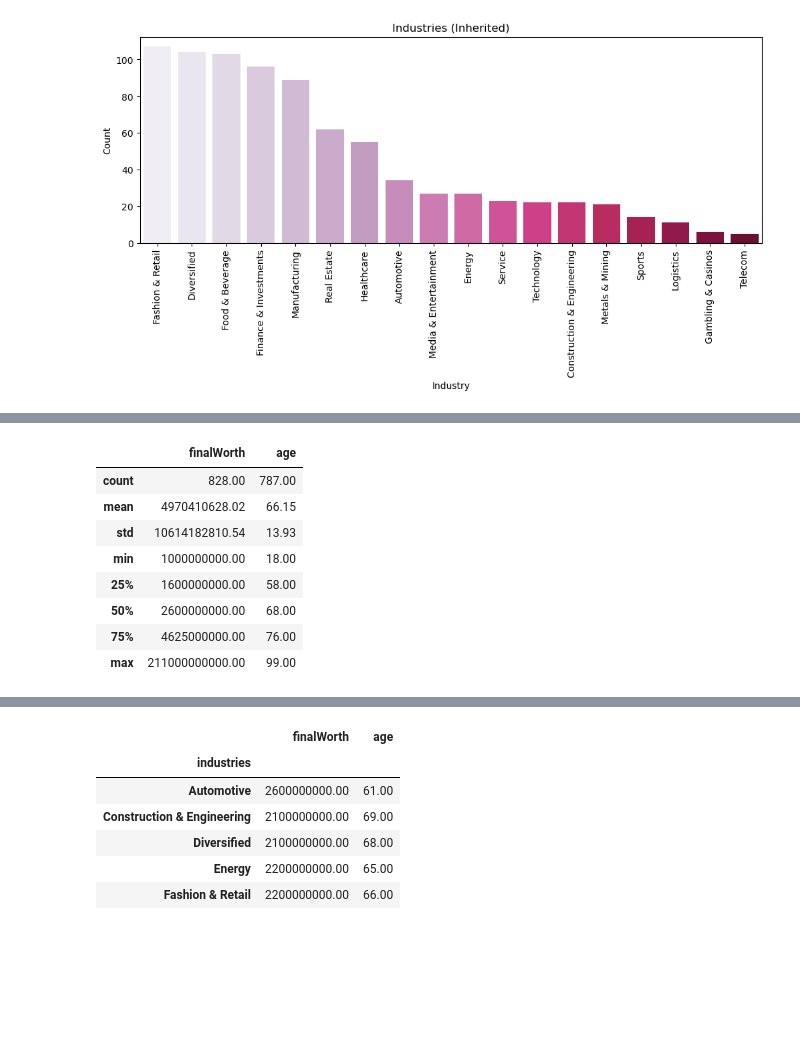
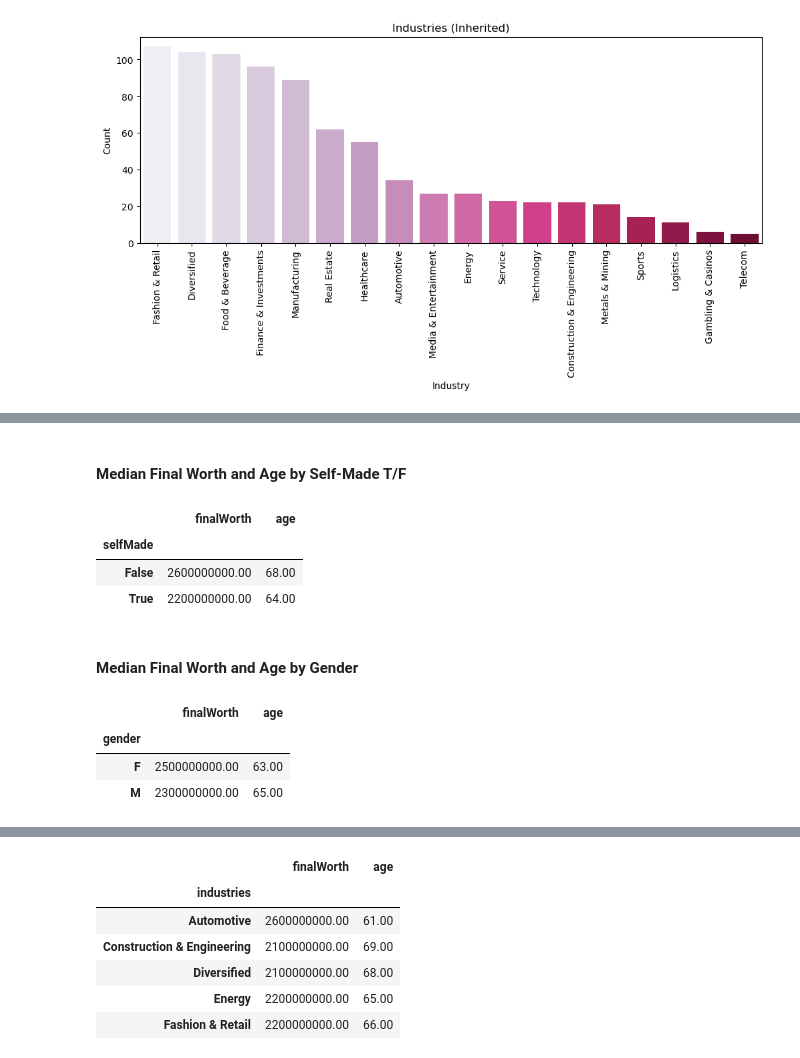
Before and after one commit to chubecca21/billionaires-23-data-viz, a Jupyter notebook: Billionaires_2023_Final.ipynb, the cells around one changed output, grey strips where cells are left out. Saved outputs shown, nothing was run; the diff lists cells and outputs as text; code cells hidden in the pictures; blank space fills up the shorter version.

```diff
--- a/Billionaires_2023_Final.ipynb
+++ b/Billionaires_2023_Final.ipynb
@@ -822,12 +932,18 @@ bill_selfMade[['finalWorth', 'age']].describe().apply(lambda x: x.apply('{0:.2f}
+# %% [markdown]
+#### Median Final Worth and Age by Self-Made T/F
 # %%
-bill_inherited[['finalWorth', 'age']].describe().apply(lambda x: x.apply('{0:.2f}'.format))
+bill.groupby(['selfMade'])[['finalWorth', 'age']].median().apply(lambda x: x.apply('{0:.2f}'.format))
 # %% [output]
 |  | finalWorth | age |
-| count | 828.00 | 787.00 |
-| mean | 4970410628.02 | 66.15 |
-| std | 10614182810.54 | 13.93 |
-| min | 1000000000.00 | 18.00 |
-| 25% | 1600000000.00 | 58.00 |
-| 50% | 2600000000.00 | 68.00 |
-| 75% | 4625000000.00 | 76.00 |
-| max | 211000000000.00 | 99.00 |
+| selfMade |  |  |
+| False | 2600000000.00 | 68.00 |
+| True | 2200000000.00 | 64.00 |
+# %% [markdown]
+#### Median Final Worth and Age by Gender
+# %%
+bill.groupby(['gender'])[['finalWorth', 'age']].median().apply(lambda x: x.apply('{0:.2f}'.format))
+# %% [output]
+|  | finalWorth | age |
+| gender |  |  |
+| F | 2500000000.00 | 63.00 |
+| M | 2300000000.00 | 65.00 |
```
Also changed, not shown: parts of 35 cells of this notebook, 3 other files.
